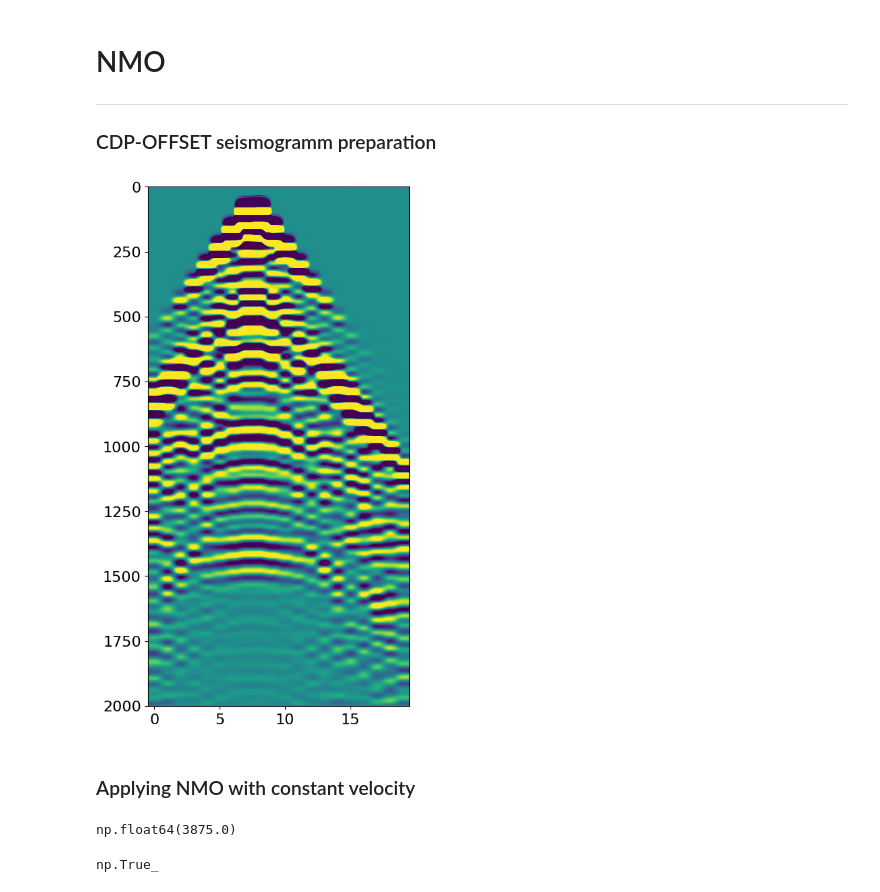
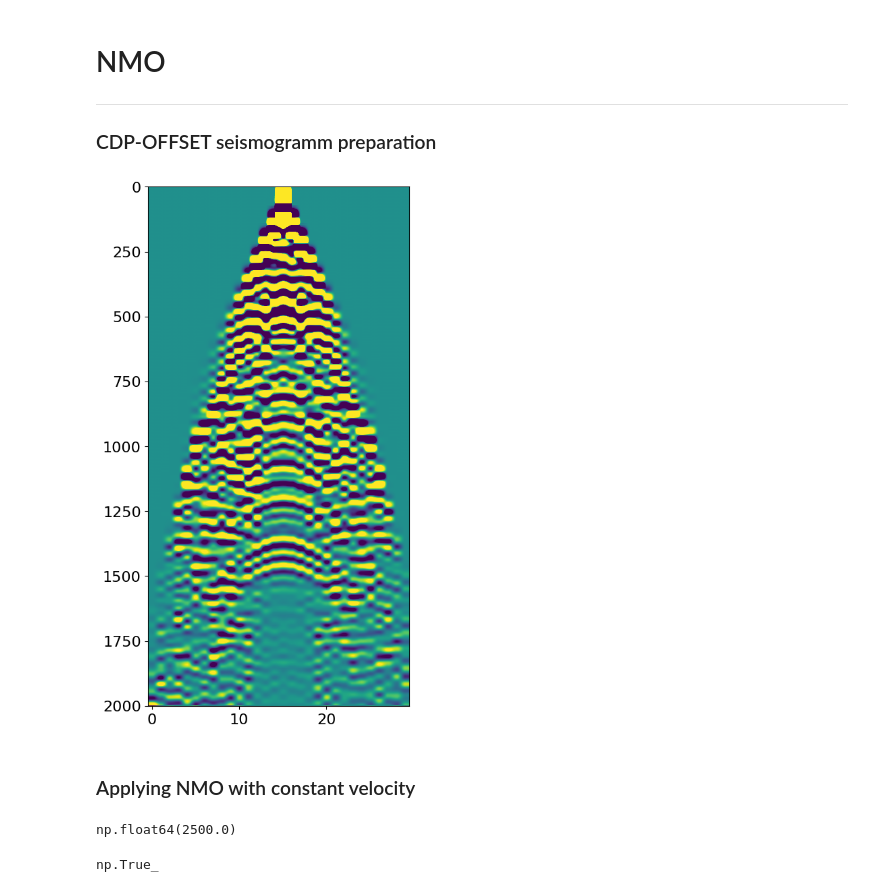
Before and after one commit to spaceswimmer/Migr_Lib, a Jupyter notebook: Modeling Presentation.ipynb, the cells around one changed output. Saved outputs shown, nothing was run; the diff lists cells and outputs as text; code cells hidden in the pictures.

```diff
--- a/Modeling Presentation.ipynb
+++ b/Modeling Presentation.ipynb
@@ -16,7 +16,8 @@ from mpl_toolkits.axes_grid1 import ImageGrid
 ---
 ### CDP-OFFSET seismogramm preparation
 # %%
-folder_path = '/home/artem/Documents/Seismic_modeling/Results/2d_vankor'
+folder_path = '/home/spaceswimmer/Documents/NeoGen_Modeling/Results/2D_vankor/Regular'
+# folder_path = '/home/artem/Documents/Seismic_modeling/Results/2d_vankor'
 sgy_path = glob.glob(folder_path+'/*.sgy')
 # %%
 #Collect all traces from sgy
@@ -37,27 +38,27 @@ for i, sgy in enumerate(sgy_path):
 # %%
 #make cdp seismogram
 cdp_ens = {}
-cdp_i = 850
+cdp_i = 1000
 for cdp in np.unique(cdp_x)[cdp_i:cdp_i+1]:
     cdp_idx = cdp_x == cdp
     offset_idx = np.argsort(offset[cdp_idx])
     cdp_sorted = traces[cdp_idx][offset_idx].T
     cdp_ens['cdp'] = cdp_sorted
     cdp_ens['offset'] = offset[cdp_idx][offset_idx]
     cdp_ens['cdp_x'] = np.unique(cdp_x[cdp_idx][offset_idx])[0]
 
 
     fig, axs = plt.subplots(figsize=(5,10))
-    plt.imshow(cdp_sorted, aspect='auto', vmin=-np.quantile(cdp_sorted, 0.9), vmax = np.quantile(cdp_sorted, 0.9), )
+    plt.imshow(cdp_sorted[:,15:45], aspect='auto', vmin=-np.quantile(cdp_sorted, 0.95), vmax = np.quantile(cdp_sorted, 0.95), )
     plt.show()
 # %% [output]
-[figure, old version]
+[figure, new version]
 # %% [markdown]
 ### Applying NMO with constant velocity
 # %%
 cdp_ens['cdp_x']
 # %% [output]
-np.float64(3875.0)
+np.float64(2500.0)
 # %%
 def create_tables(taxis, haxis, vels_rms):
     dt = taxis[1] - taxis[0]
```
Also changed, not shown: parts of 6 cells of this notebook.
